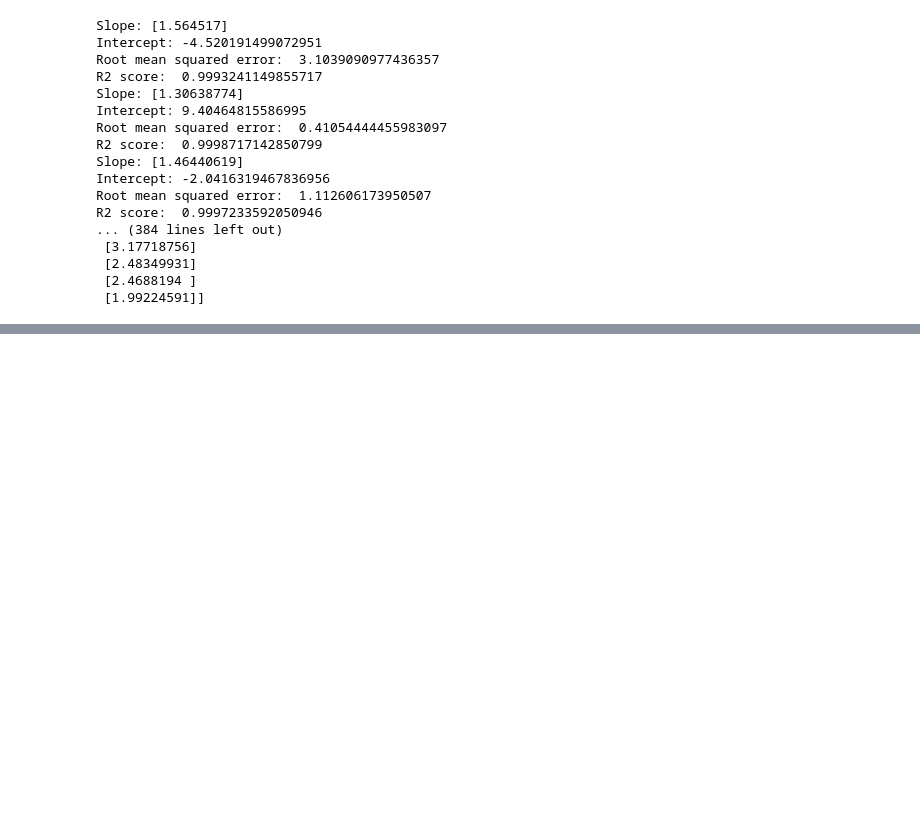
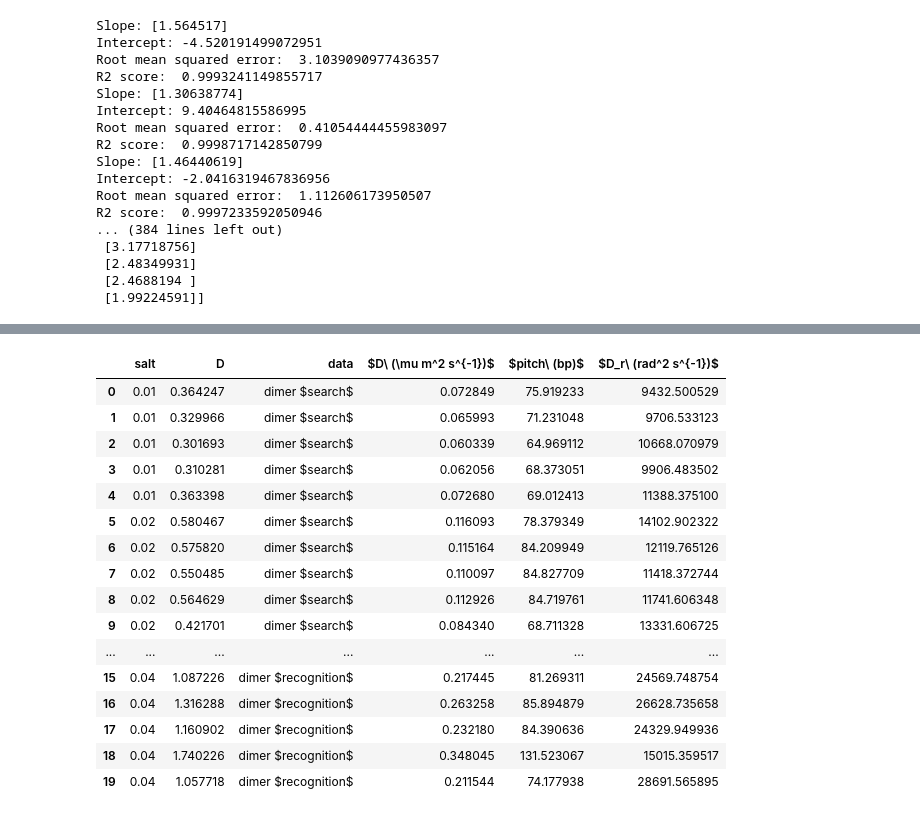
Before and after one commit to mallu2/CG_analysis, a Jupyter notebook: msd_diffusion_coefficient.ipynb, the cells around one changed output, grey strips where cells are left out. Cells and saved outputs as stored; diff of their text form; code cells hidden in the pictures; blank space fills up the shorter version.

```diff
--- a/msd_diffusion_coefficient.ipynb
+++ b/msd_diffusion_coefficient.ipynb
@@ -149,26 +170,4 @@ class TrajectoryToDataFrame():
 # %%
-monomerS001=TrajectoryToDataFrame.monomer(monomer+'S01/')
-monomerS002=TrajectoryToDataFrame.monomer(monomer+'S02/')
-monomerS003=TrajectoryToDataFrame.monomer(monomer+'S03/')
-monomerS004=TrajectoryToDataFrame.monomer(monomer+'S04/')
-
-monomerR001=TrajectoryToDataFrame.monomer(monomer+'R01/')
-monomerR002=TrajectoryToDataFrame.monomer(monomer+'R02/')
-monomerR003=TrajectoryToDataFrame.monomer(monomer+'R03/')
-monomerR004=TrajectoryToDataFrame.monomer(monomer+'R04/')
-
-dimerS001=TrajectoryToDataFrame.dimer(dimer+'S/001/')
-dimerS002=TrajectoryToDataFrame.dimer(dimer+'S/002/')
-dimerS003=TrajectoryToDataFrame.dimer(dimer+'S/003/')
-dimerS004=TrajectoryToDataFrame.dimer(dimer+'S/004/')
-
-
-dimerR001=TrajectoryToDataFrame.dimer(dimer+'R/001/')
-dimerR002=TrajectoryToDataFrame.dimer(dimer+'R/002/')
-dimerR003=TrajectoryToDataFrame.dimer(dimer+'R/003/')
-dimerR004=TrajectoryToDataFrame.dimer(dimer+'R/004/')
-
-
 full_dimerR001=TrajectoryToDataFrame.dimer(full_dimer+'R_full_Length_8_replica_A_B/01/')
 full_dimerR002=TrajectoryToDataFrame.dimer(full_dimer+'R_full_Length_8_replica_A_B/02/')
 full_dimerR003=TrajectoryToDataFrame.dimer(full_dimer+'R_full_Length_8_replica_A_B/03/')
@@ -709,0 +751,20 @@ plt.savefig('/Users/mallu899/Mirror/projects/lacI_CG_master/LacI_CG_Draft/Figure
+# %%
+pitch_dimer
+# %% [output]
+|  | salt | D | data | $D\ (\mu m^2 s^{-1})$ | $pitch\ (bp)$ | $D_r\ (rad^2 s^{-1})$ |
+| 0 | 0.01 | 0.364247 | dimer $search$ | 0.072849 | 75.919233 | 9432.500529 |
+| 1 | 0.01 | 0.329966 | dimer $search$ | 0.065993 | 71.231048 | 9706.533123 |
+| 2 | 0.01 | 0.301693 | dimer $search$ | 0.060339 | 64.969112 | 10668.070979 |
+| 3 | 0.01 | 0.310281 | dimer $search$ | 0.062056 | 68.373051 | 9906.483502 |
+| 4 | 0.01 | 0.363398 | dimer $search$ | 0.072680 | 69.012413 | 11388.375100 |
+| 5 | 0.02 | 0.580467 | dimer $search$ | 0.116093 | 78.379349 | 14102.902322 |
+| 6 | 0.02 | 0.575820 | dimer $search$ | 0.115164 | 84.209949 | 12119.765126 |
+| 7 | 0.02 | 0.550485 | dimer $search$ | 0.110097 | 84.827709 | 11418.372744 |
+| 8 | 0.02 | 0.564629 | dimer $search$ | 0.112926 | 84.719761 | 11741.606348 |
+| 9 | 0.02 | 0.421701 | dimer $search$ | 0.084340 | 68.711328 | 13331.606725 |
+| ... | ... | ... | ... | ... | ... | ... |
+| 15 | 0.04 | 1.087226 | dimer $recognition$ | 0.217445 | 81.269311 | 24569.748754 |
+| 16 | 0.04 | 1.316288 | dimer $recognition$ | 0.263258 | 85.894879 | 26628.735658 |
+| 17 | 0.04 | 1.160902 | dimer $recognition$ | 0.232180 | 84.390636 | 24329.949936 |
+| 18 | 0.04 | 1.740226 | dimer $recognition$ | 0.348045 | 131.523067 | 15015.359517 |
+| 19 | 0.04 | 1.057718 | dimer $recognition$ | 0.211544 | 74.177938 | 28691.565895 |
```
Also changed, not shown: parts of 12 cells of this notebook.
